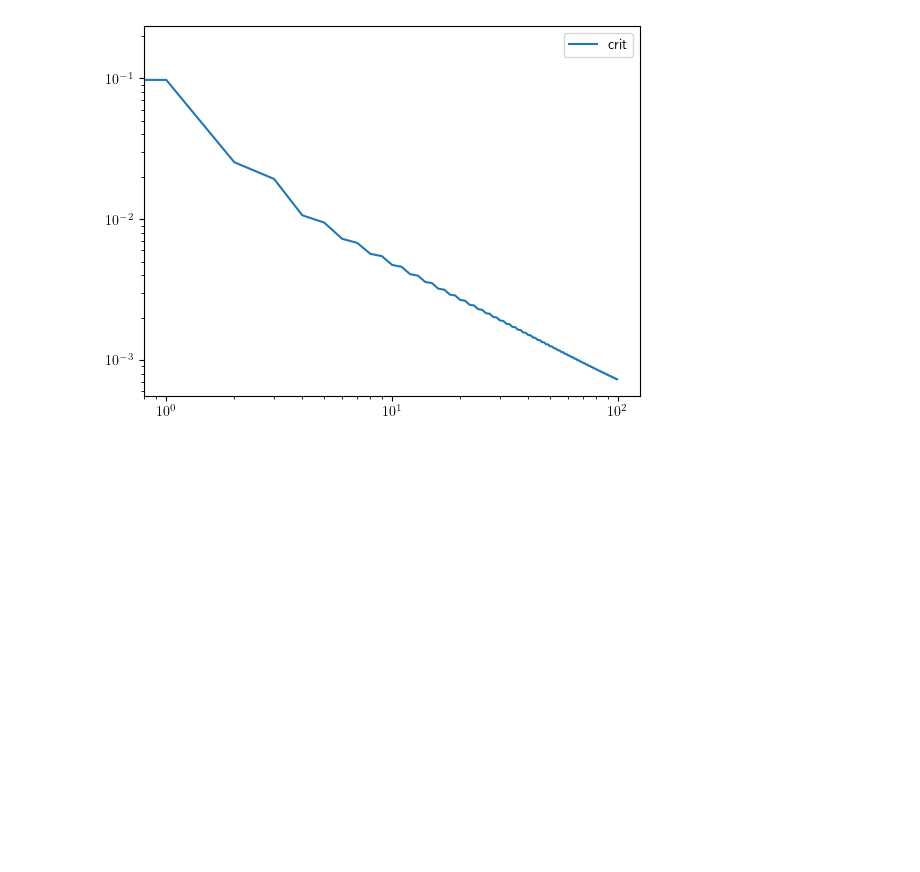
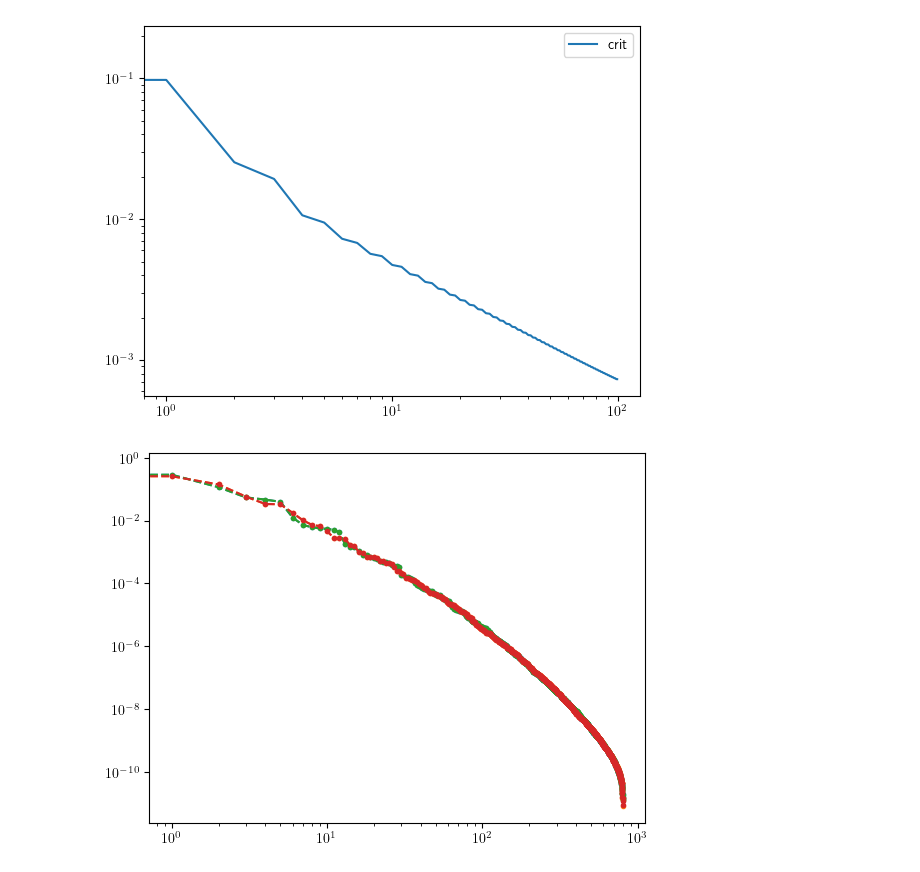
Before and after one commit to aravindhshankar/Spin1LongRangeOrder.jl, a Jupyter notebook: python/notebooks/chi800magzfromdata.ipynb, the cells around one changed output. Cells and saved outputs as stored; diff of their text form; code cells hidden in the pictures; blank space fills up the shorter version.

```diff
--- a/python/notebooks/chi800magzfromdata.ipynb
+++ b/python/notebooks/chi800magzfromdata.ipynb
@@ -194,3 +194,8 @@ plt.legend()
 # %% [output]
 <matplotlib.legend.Legend at 0x...>
 [figure]
+# %%
+for i in [0,1,2,3]:
+    plt.loglog(np.exp(-np.array(psicrit.entanglement_spectrum()))[i], ls='--', marker='.')
+# %% [output]
+[figure, added]
```
Also changed, not shown: parts of 3 cells of this notebook, 1 other file.
